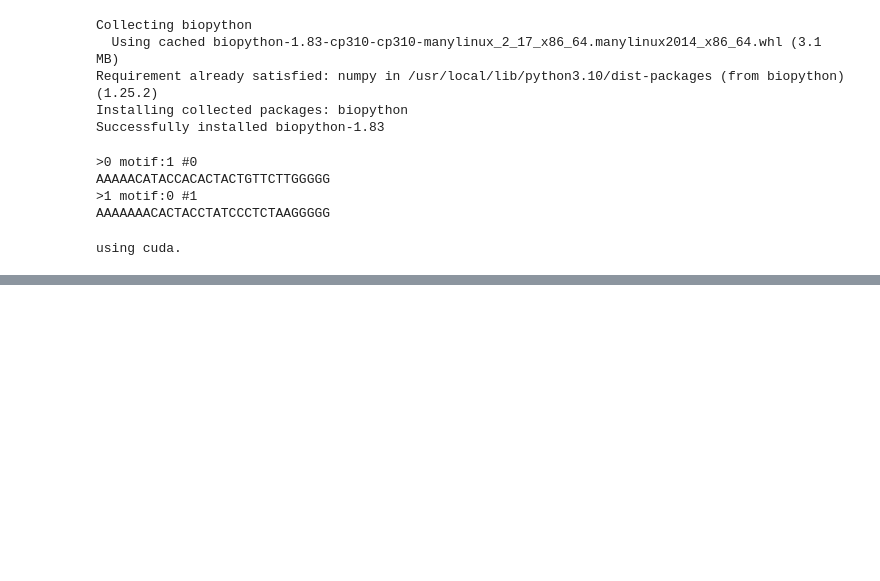
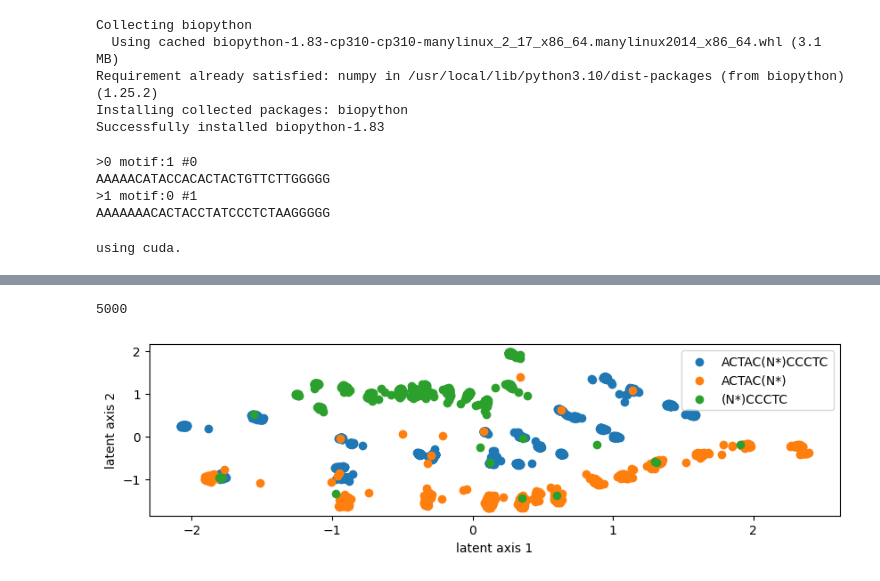
Before and after one commit to yoshimethod/bioinformatics, a Jupyter notebook: bioinformatics_pr7.ipynb, the cells around one changed output, grey strips where cells are left out. Saved outputs shown, nothing was run; the diff lists cells and outputs as text; code cells hidden in the pictures; blank space fills up the shorter version.

```diff
--- a/bioinformatics_pr7.ipynb
+++ b/bioinformatics_pr7.ipynb
@@ -125,0 +208,37 @@ using cuda.
+# %%
+with Path('sequences.txt').open() as f:
+  l = []
+  for line in f.readlines():
+    motif_idx_str, sequence = line.strip().split(',')
+    l.append(int(motif_idx_str))
+
+len(l)
+# %% [output]
+5000
+# %%
+fig, ax = plt.subplots()
+
+x1, x2 = embed_x.T.detach().numpy()
+
+labels = [
+    "ACTAC(N*)CCCTC",
+    "ACTAC(N*)",
+    "(N*)CCCTC"
+]
+
+for i in range(3):
+  _x = [x for x, motif_id in zip(x1, l) if motif_id == i]
+  _y = [x for x, motif_id in zip(x2, l) if motif_id == i]
+
+  ax.scatter(
+      _x,
+      _y,
+      label = labels[i]
+      )
+
+plt.xlabel('latent axis 1')
+plt.ylabel('latent axis 2')
+plt.legend()
+plt.show()
+# %% [output]
+[figure, added]
```
Also changed, not shown: parts of 14 cells of this notebook.
